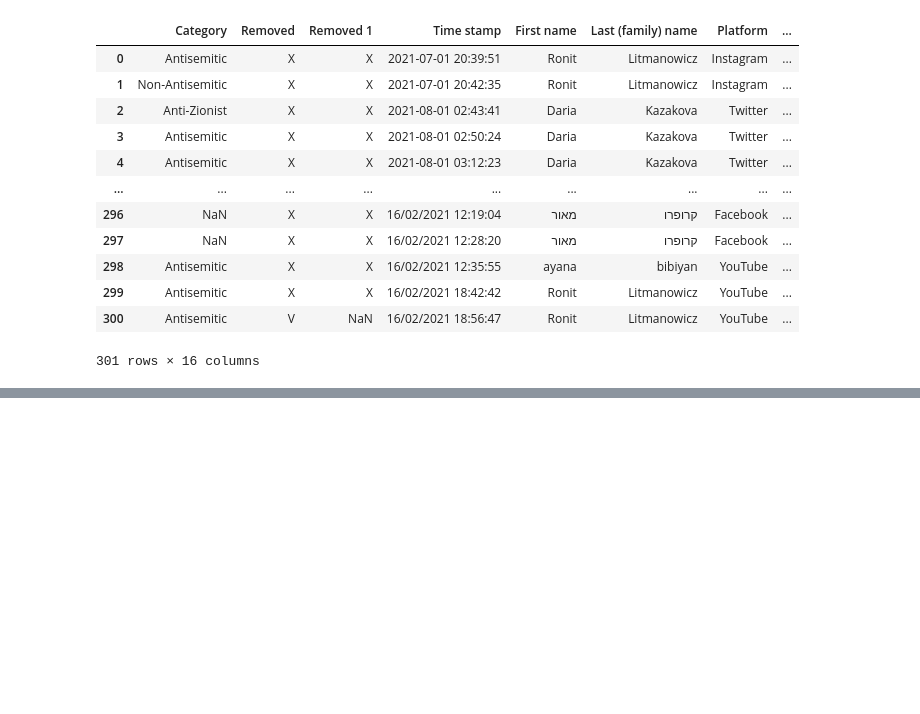
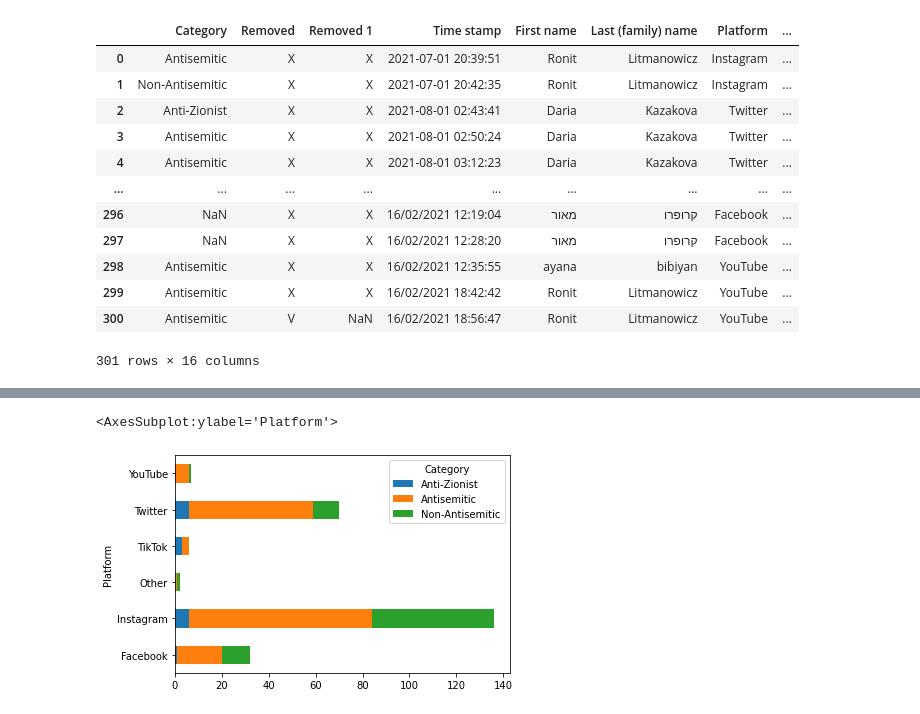
Before and after one commit to zackb124/Data-analysis-project-FOA, a Jupyter notebook: Code_for_final_project_excel.ipynb, the cells around one changed output, grey strips where cells are left out. Drawn from its saved outputs; the diff is of its cells as text; code cells hidden in the pictures; blank space fills up the shorter version.

```diff
--- a/Code_for_final_project_excel.ipynb
+++ b/Code_for_final_project_excel.ipynb
@@ -59,0 +62,14 @@ new_df["Platform"].value_counts().plot(kind="bar",color=['black', 'red', 'green'
+# %%
+list = ["Anti-Zionist",
+"Antisemitic",
+"Non-Antisemitic"]
+
+df = df.loc[df['Category'] .isin(list)]
+#This line is keeping rows which have one of the categories
+# %%
+
+df_group_=df.groupby(['Category', 'Platform'])['Platform'].count().unstack('Category').fillna(0).astype(int)
+df_group_.plot(kind='barh', stacked=True,mark_right = True )
+# %% [output]
+<AxesSubplot:ylabel='Platform'>
+[figure, added]
```
Also changed, not shown: parts of 2 cells of this notebook.
